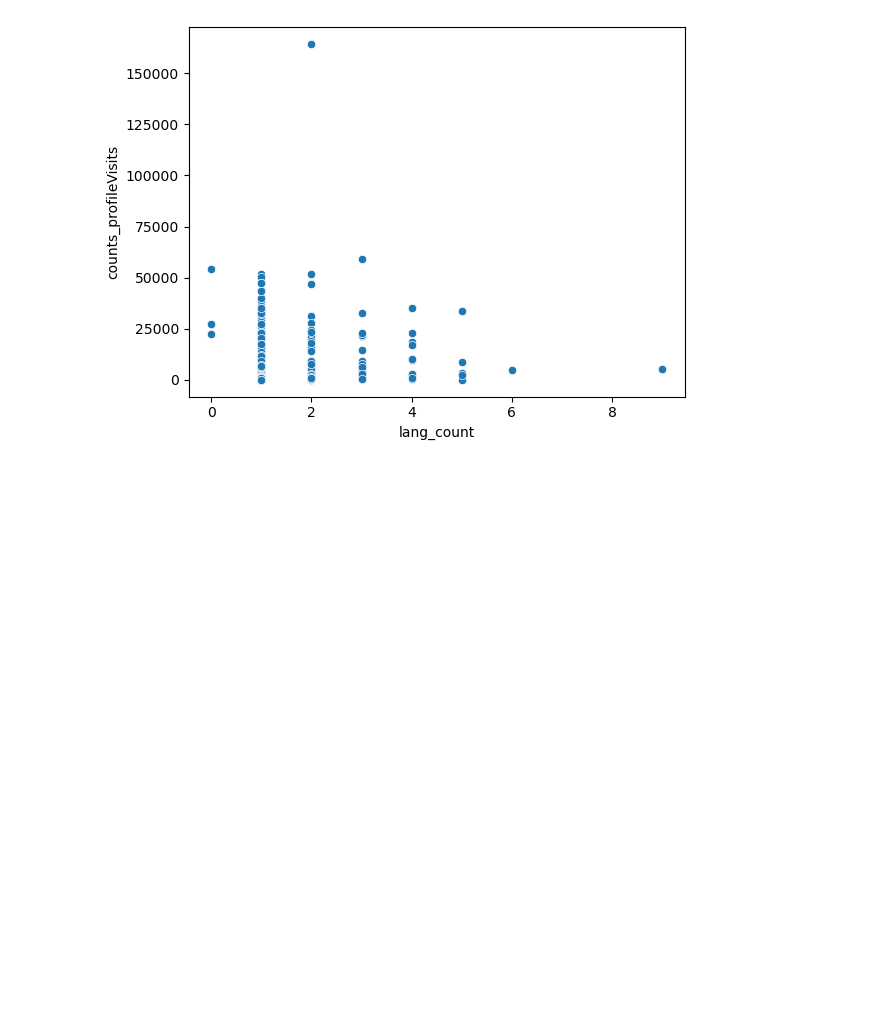
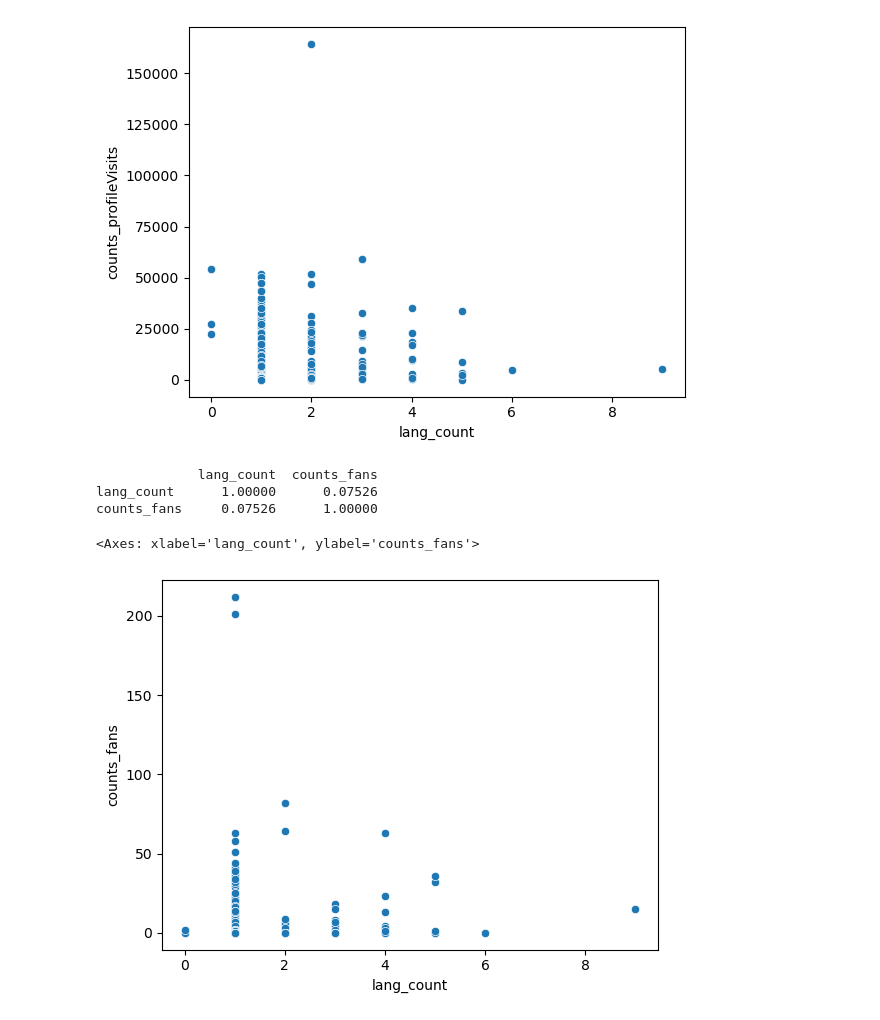
Before and after one commit to kai2233/cohort-a-socio, a Jupyter notebook: notebooks/kaifeng.ipynb, the cells around one changed output. Cells and saved outputs as stored; diff of their text form; code cells hidden in the pictures; blank space fills up the shorter version.

```diff
--- a/notebooks/kaifeng.ipynb
+++ b/notebooks/kaifeng.ipynb
@@ -126,0 +118,9 @@ sfksamkfmaskmfas
+# %%
+print(verified_users[["lang_count","counts_fans"]].corr())
+sns.scatterplot(verified_users,x="lang_count",y="counts_fans")
+# %% [output]
+             lang_count  counts_fans
+lang_count      1.00000      0.07526
+counts_fans     0.07526      1.00000
+<Axes: xlabel='lang_count', ylabel='counts_fans'>
+[figure, added]
```
Also changed, not shown: parts of 5 cells of this notebook.
